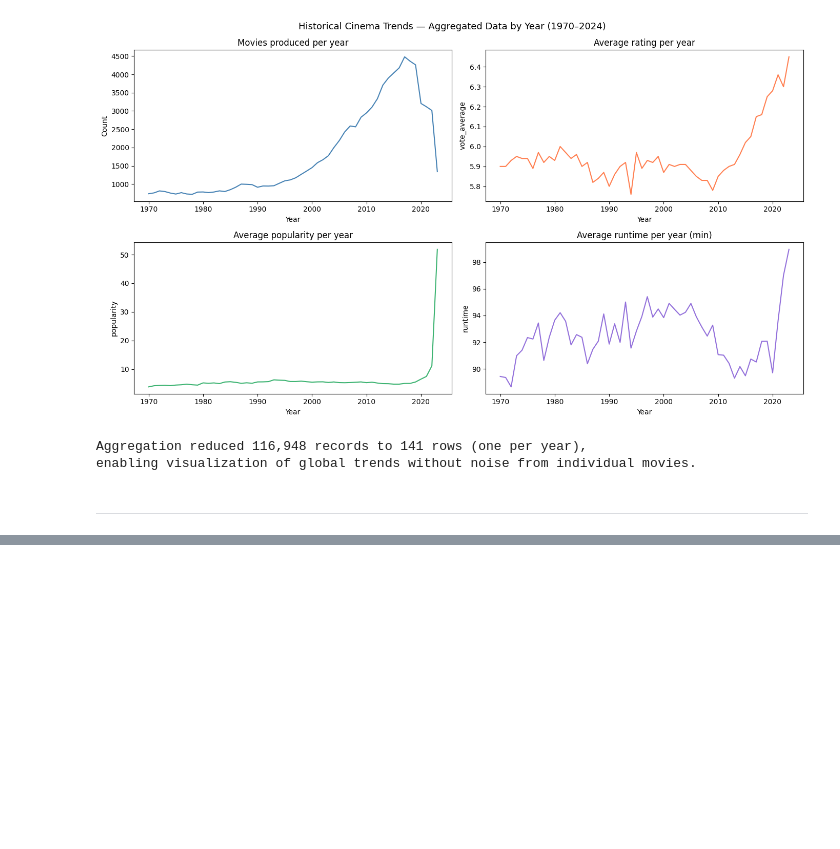
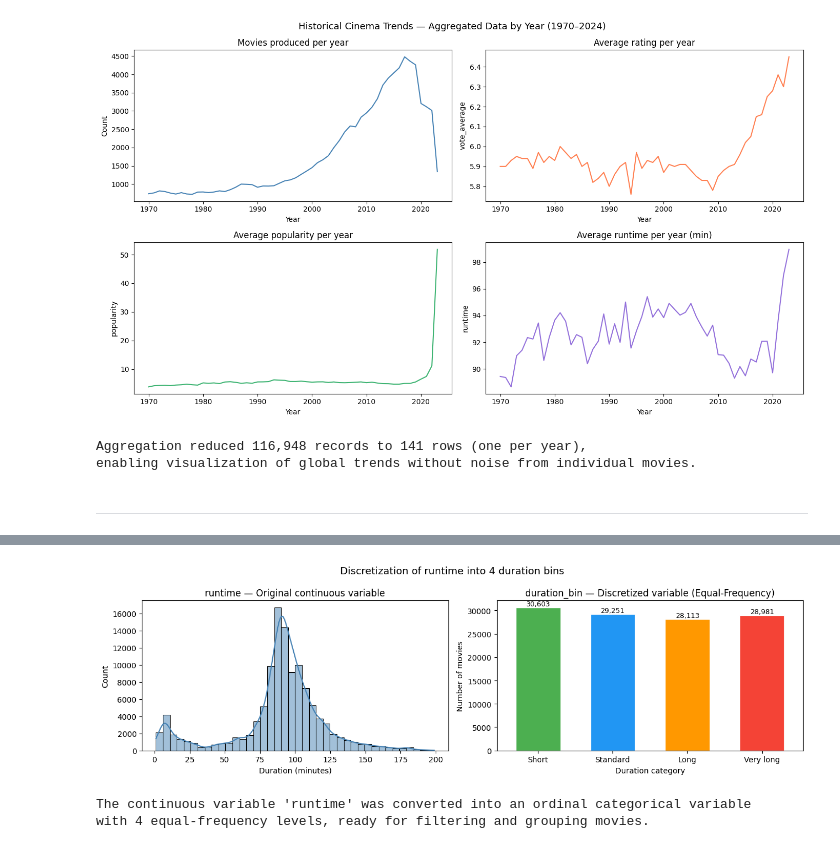
Before and after one commit to nat1600/data-mining-movies, a Jupyter notebook: TMDB_DataMining_EDA_Preprocessing.ipynb, the cells around one changed output, grey strips where cells are left out. Saved outputs shown, nothing was run; the diff lists cells and outputs as text; code cells hidden in the pictures; blank space fills up the shorter version.

Commit message:
feat: add runtime discretization using qcut and duration categories

```diff
--- a/TMDB_DataMining_EDA_Preprocessing.ipynb
+++ b/TMDB_DataMining_EDA_Preprocessing.ipynb
@@ -1183,0 +1194,16 @@ enabling visualization of global trends without noise from individual movies.
+# %%
+
+df['duration_bin'] = pd.qcut(
+    df['runtime'],
+    q=4,
+    labels=['Short', 'Standard', 'Long', 'Very long']
+)
+
+# Display the actual interval boundaries generated by qcut
+intervals = pd.qcut(df['runtime'], q=4).value_counts().sort_index()
+
+print("Runtime intervals (minutes) generated by qcut:")
+print(intervals)
+print()
+print("Movie distribution by duration bin:")
+print(df['duration_bin'].value_counts().sort_index())
@@ -1183,0 +1226,34 @@ enabling visualization of global trends without noise from individual movies.
+# %%
+
+fig, axes = plt.subplots(1, 2, figsize=(13, 4))
+
+
+sns.histplot(df['runtime'], bins=40, kde=True, ax=axes[0], color='steelblue')
+axes[0].set_title('runtime — Original continuous variable')
+axes[0].set_xlabel('Duration (minutes)')
+
+
+colors = ['#4CAF50', '#2196F3', '#FF9800', '#F44336']
+df['duration_bin'].value_counts().sort_index().plot(
+    kind='bar', ax=axes[1], color=colors, edgecolor='white', width=0.6
+)
+axes[1].set_title('duration_bin — Discretized variable (Equal-Frequency)')
+axes[1].set_xlabel('Duration category')
+axes[1].set_ylabel('Number of movies')
+axes[1].tick_params(axis='x', rotation=0)
+
+for bar in axes[1].patches:
+    axes[1].annotate(f'{int(bar.get_height()):,}',
+                     (bar.get_x() + bar.get_width() / 2, bar.get_height()),
+                     ha='center', va='bottom', fontsize=9)
+
+plt.suptitle('Discretization of runtime into 4 duration bins', fontsize=13)
+plt.tight_layout()
+plt.show()
+
+print("\nThe continuous variable 'runtime' was converted into an ordinal categorical variable")
+print("with 4 equal-frequency levels, ready for filtering and grouping movies.")
+# %% [output]
+[figure, added]
+The continuous variable 'runtime' was converted into an ordinal categorical variable
+with 4 equal-frequency levels, ready for filtering and grouping movies.
```
Also changed, not shown: parts of 2 cells of this notebook.
